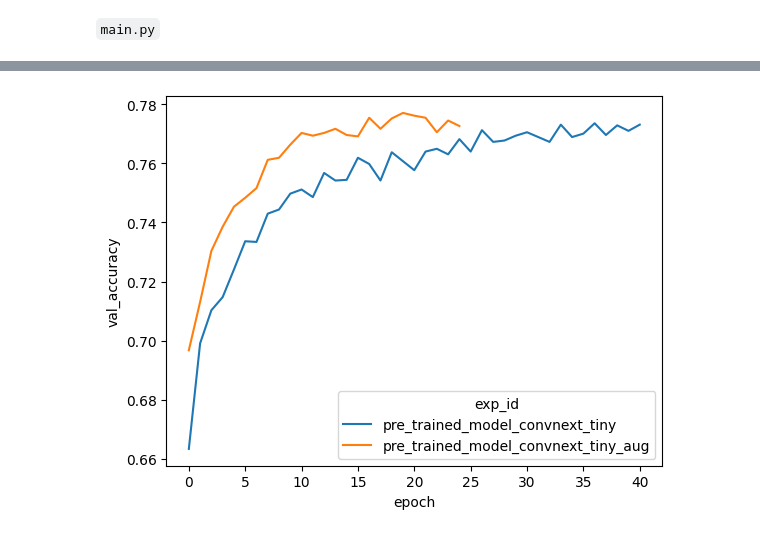
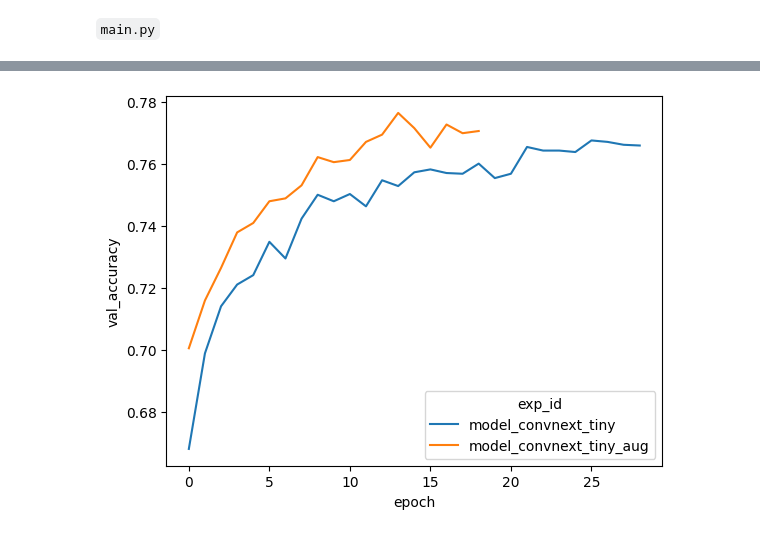
Before and after one commit to btsmith29/AMLS_II_assignment23_24, a Jupyter notebook: assignment-workings.ipynb, the cells around one changed output, grey strips where cells are left out. Drawn from its saved outputs; the diff is of its cells as text; code cells hidden in the pictures.

```diff
--- a/assignment-workings.ipynb
+++ b/assignment-workings.ipynb
@@ -296,0 +276,9 @@ Epoch 41/50
+# %%
+df_results = recover_results()
+# %%
+(m, df_hist) = run_experiment("model_convnext_tiny", 1, model_convnext_tiny, ds_train, ds_valid, DEFAULT_PARAMS)
+df_results = add_results(df_results, df_hist)
+
+df_results.to_csv("results.csv")
+
+m.evaluate(ds_test)
@@ -302,27 +328,12 @@ m.evaluate(ds_test)
-# %%
-def augment_dataset(ds: Dataset, num_repeats: int):
-    def augment(image, label):
-        seed = 12345
-        image = tf.image.random_flip_left_right(image, seed)
-        image = tf.image.random_flip_up_down(image, seed)
-        image = tf.image.random_brightness(image, 0.2, seed)
-        return image, label
-
-    AUTOTUNE = tf.data.experimental.AUTOTUNE
-    return (
-        ds
-        .repeat(num_repeats)
-        .map(augment)
-        .cache()
-        .prefetch(buffer_size=AUTOTUNE)
-    )
 # %%
 ds_train_aug = augment_dataset(ds_train, 2)
 # %%
-(m2, df_hist) = run_experiment_lr("pre_trained_model_convnext_tiny", 1, use_pre_trained_model_convnext_tiny, ds_train_aug, ds_valid)
+(m2, df_hist) = run_experiment("model_convnext_tiny_aug", 1, model_convnext_tiny, ds_train_aug, ds_valid, DEFAULT_PARAMS)
 df_results = add_results(df_results, df_hist)
 
 df_results.to_csv("results.csv")
+
+m2.evaluate(ds_test)
 # %% [output]
 Using EarlyStopping
 Epoch 1/50
@@ -384,4 +372,4 @@ m2.evaluate(ds_test)
 # %%
-plot_experiments_comp(df_results,["pre_trained_model_convnext_tiny", "pre_trained_model_convnext_tiny_aug", "pretrained_baseline_avg_no_bn_train_full_big3"], "val_accuracy")
+plot_experiments_comp(df_results,["model_convnext_tiny", "model_convnext_tiny_aug"], "val_accuracy")
 # %% [output]
-[figure, old version]
+[figure, new version]
```
Also changed, not shown: parts of 29 cells of this notebook.
